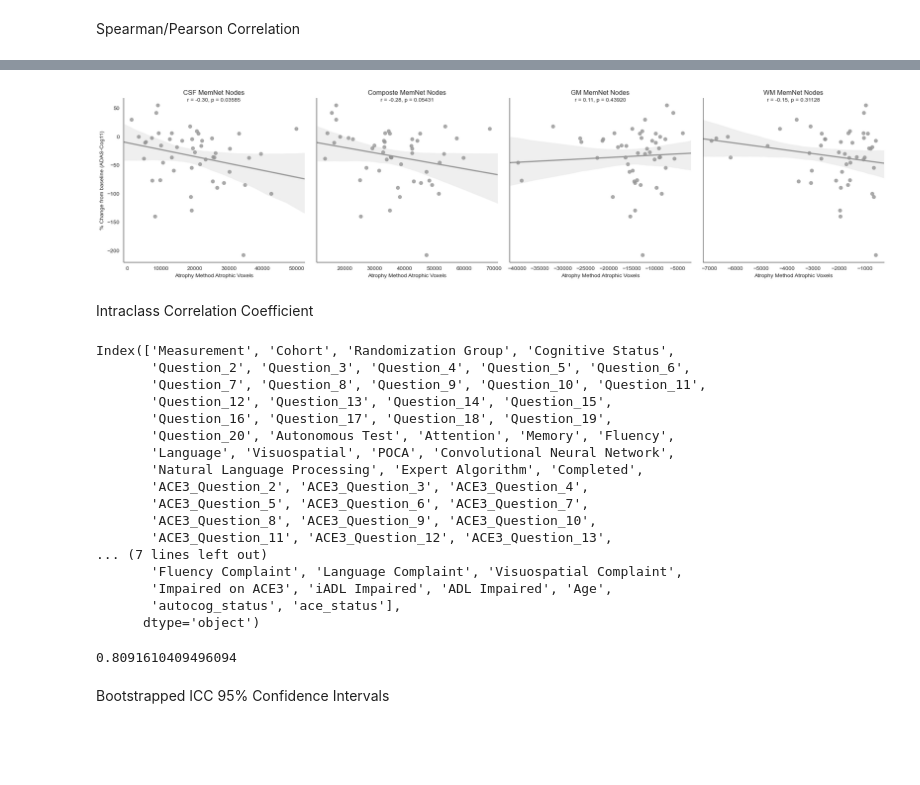
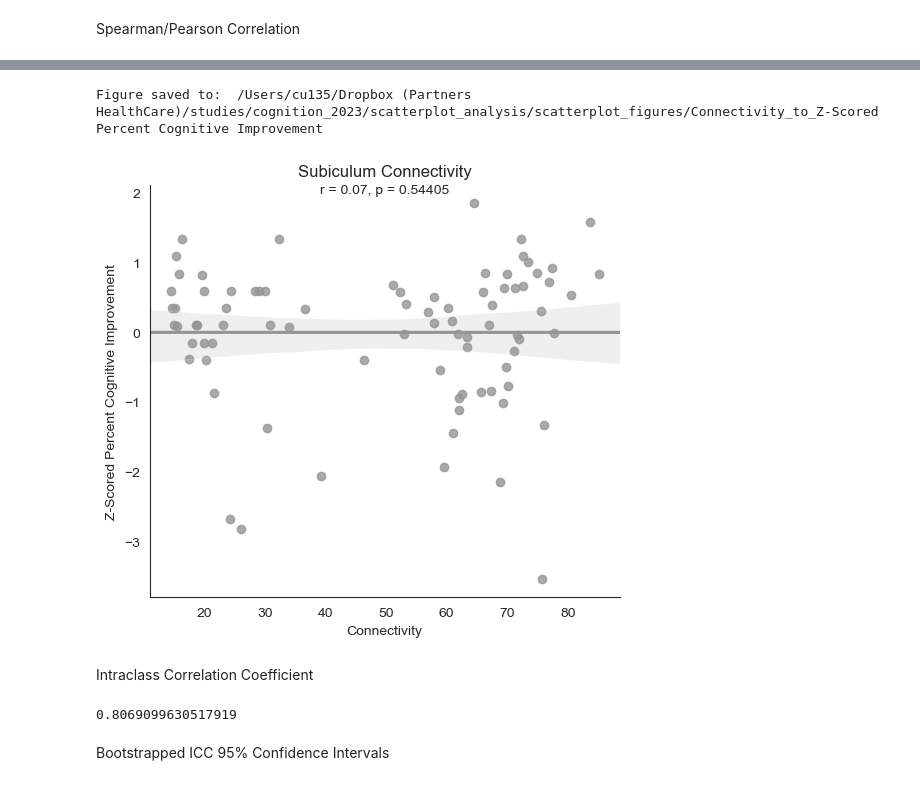
Before and after one commit to Calvinwhow/Research, a Jupyter notebook: nimlab/calvin_utils/notebooks/statistical_notebooks/generic_spreadsheet_functions.ipynb, the cells around one changed output, grey strips where cells are left out. Cells and saved outputs as stored; diff of their text form; code cells hidden in the pictures; blank space fills up the shorter version.

```diff
--- a/nimlab/calvin_utils/notebooks/statistical_notebooks/generic_spreadsheet_functions.ipynb
+++ b/nimlab/calvin_utils/notebooks/statistical_notebooks/generic_spreadsheet_functions.ipynb
@@ -187,8 +188,5 @@ descriptive_stats
 # %% [markdown]
 Rename Columns
-# %%
-data_df.rename(columns={"AD_Age": "Alzheimer"}, inplace=True)
-data_df.rename(columns={"PD_Age": "Parkinson"}, inplace=True)
 # %%
 data_df.columns
 # %% [output]
@@ -205,3 +203,6 @@ Index(['subject', 'Age', 'Baseline', 'Atrophy Pattern Index',
+# %%
+data_df.rename(columns={"Convolutional Neural Network Equivalent": "Paper Test"}, inplace=True)
+data_df.rename(columns={"Convolutional Neural Network": "RoCA"}, inplace=True)
 # %% [markdown]
 # Compare Distributions
 # %%
@@ -536,7 +498,7 @@ from natsort import index_natsorted
 
 # Correcting the function to remove natural sorting and ensure DataFrame is passed
 
-def generate_scatterplot(dataframe, data_dict, columns_per_row=4, x_label='xlabel', y_label='ylabel', correlation='pearson'):
+def generate_scatterplot(dataframe, data_dict, columns_per_row=4, x_label='xlabel', y_label='ylabel', correlation='pearson', palette='Greys'):
     '''
     Generate scatterplots with specified correlation coefficient annotated.
 
@@ -549,7 +511,7 @@ def generate_scatterplot(dataframe, data_dict, columns_per_row=4, x_label='xlabe
     :return: Facet plot
     '''
     sns.set_style('white')
-    sns.set_palette('Greys', 1, desat=1)
+    sns.set_palette(palette, 1, desat=1)
 
     for dependent_var, independent_vars in data_dict.items():
         # Melt the DataFrame for each dependent variable
@@ -590,3 +552,4 @@ def generate_scatterplot(dataframe, data_dict, columns_per_row=4, x_label='xlabe
 
         facet_plot.set_xlabels(x_label)
         facet_plot.set_ylabels(y_label)
+        return facet_plot
@@ -613,3 +555,0 @@ def generate_scatterplot(dataframe, data_dict, columns_per_row=4, x_label='xlabe
-# %%
-from scipy.stats import spearmanr
-data_df.dropna(inplace=True)
@@ -616,31 +569,27 @@ data_df.dropna(inplace=True)
 # %%
-columns_to_correlate_to = '% Change from baseline (ADAS-Cog11)'
+columns_to_correlate_to = 'Z-Scored Cognitive Improvement By Group'
 columns_to_correlate_list = [
- 'GM MemNet Nodes',
-
- 'WM MemNet Nodes',
-
- 'CSF MemNet Nodes',
-
-  'Composte MemNet Nodes',
+ 'Subiculum Connectivity',
 ]
-x_label = 'Atrophy Method Atrophic Voxels'
-y_label = '% Change from baseline (ADAS-Cog11)'
+x_label = 'Connectivity'
+y_label = 'Z-Scored Percent Cognitive Improvement'
 correlation = 'spearman'
 
 #---------
 plot = generate_scatterplot(dataframe=data_df,
                      data_dict={columns_to_correlate_to:columns_to_correlate_list},
                      x_label=x_label,
                      y_label=y_label,
-                     correlation=correlation)
+                     correlation=correlation,
+                     palette='Greys')
 
-# os.makedirs(os.path.join(out_dir, 'scatterplot_figures'), exist_ok=True)
-# plot.savefig(os.path.join(out_dir, f'scatterplot_figures/{x_label}_to_{y_label}.png'))
-# plot.savefig(os.path.join(out_dir, f'scatterplot_figures/{x_label}_to_{y_label}.svg'))
-# print('Figure saved to: ', (os.path.join(out_dir, f'scatterplot_figures/{x_label}_to_{y_label}')))
+os.makedirs(os.path.join(out_dir, 'scatterplot_figures'), exist_ok=True)
+plot.savefig(os.path.join(out_dir, f'scatterplot_figures/{x_label}_to_{y_label}.png'))
+plot.savefig(os.path.join(out_dir, f'scatterplot_figures/{x_label}_to_{y_label}.svg'))
+print('Figure saved to: ', (os.path.join(out_dir, f'scatterplot_figures/{x_label}_to_{y_label}')))
 # %% [output]
+Figure saved to:  /Users/cu135/Dropbox (Partners HealthCare)/studies/cognition_2023/scatterplot_analysis/scatterplot_figures/Connectivity_to_Z-Scored Percent Cognitive Improvement
-[figure, old version]
+[figure, new version]
 # %% [markdown]
 Intraclass Correlation Coefficient
 # %%
@@ -662,23 +611,3 @@ def calculate_icc(series1, series2):
 
     # You can choose the ICC type you want, here I'm returning ICC(3,1)
     return icc_result.set_index('Type').loc['ICC3', 'ICC']
-# %%
-data_df.columns
-# %% [output]
-Index(['Measurement', 'Cohort', 'Randomization Group', 'Cognitive Status',
-       'Question_2', 'Question_3', 'Question_4', 'Question_5', 'Question_6',
-       'Question_7', 'Question_8', 'Question_9', 'Question_10', 'Question_11',
-       'Question_12', 'Question_13', 'Question_14', 'Question_15',
-       'Question_16', 'Question_17', 'Question_18', 'Question_19',
-       'Question_20', 'Autonomous Test', 'Attention', 'Memory', 'Fluency',
-       'Language', 'Visuospatial', 'POCA', 'Convolutional Neural Network',
-       'Natural Language Processing', 'Expert Algorithm', 'Completed',
-       'ACE3_Question_2', 'ACE3_Question_3', 'ACE3_Question_4',
-       'ACE3_Question_5', 'ACE3_Question_6', 'ACE3_Question_7',
-       'ACE3_Question_8', 'ACE3_Question_9', 'ACE3_Question_10',
-       'ACE3_Question_11', 'ACE3_Question_12', 'ACE3_Question_13',
-... (7 lines left out)
-       'Fluency Complaint', 'Language Complaint', 'Visuospatial Complaint',
-       'Impaired on ACE3', 'iADL Impaired', 'ADL Impaired', 'Age',
-       'autocog_status', 'ace_status'],
-      dtype='object')
@@ -685,8 +616,8 @@ Index(['Measurement', 'Cohort', 'Randomization Group', 'Cognitive Status',
 # %%
-icc = calculate_icc(data_df['Paper Test'], data_df['Autonomous Test'])
+icc = calculate_icc(data_df['Total'], data_df['ACE_Total'])
 icc
 # %% [output]
-0.8091610409496094
+0.8069099630517919
 # %% [markdown]
 Bootstrapped ICC 95% Confidence Intervals
 # %%
```
Also changed, not shown: parts of 55 cells of this notebook, 13 other files.
